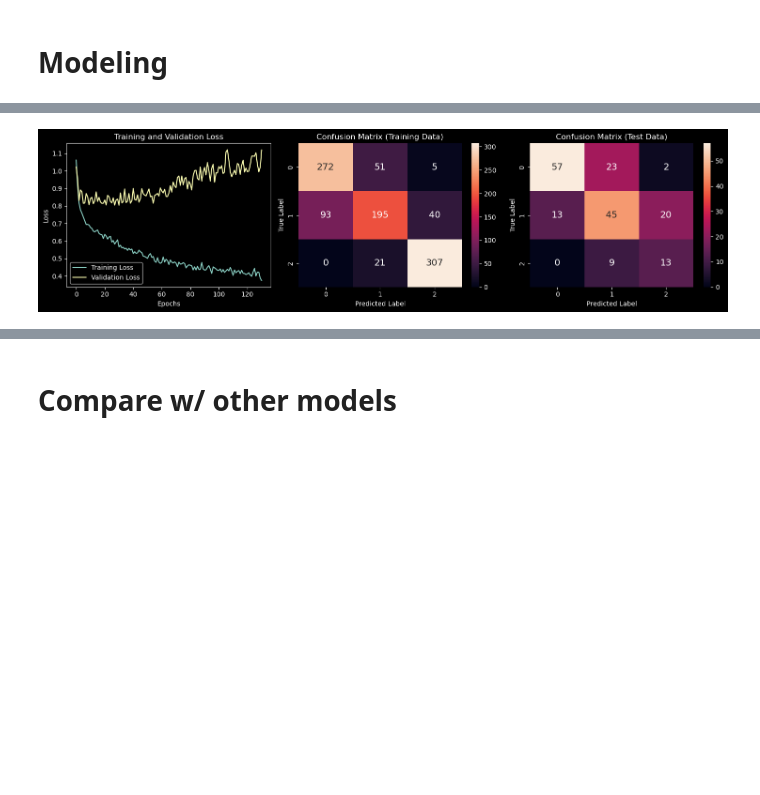
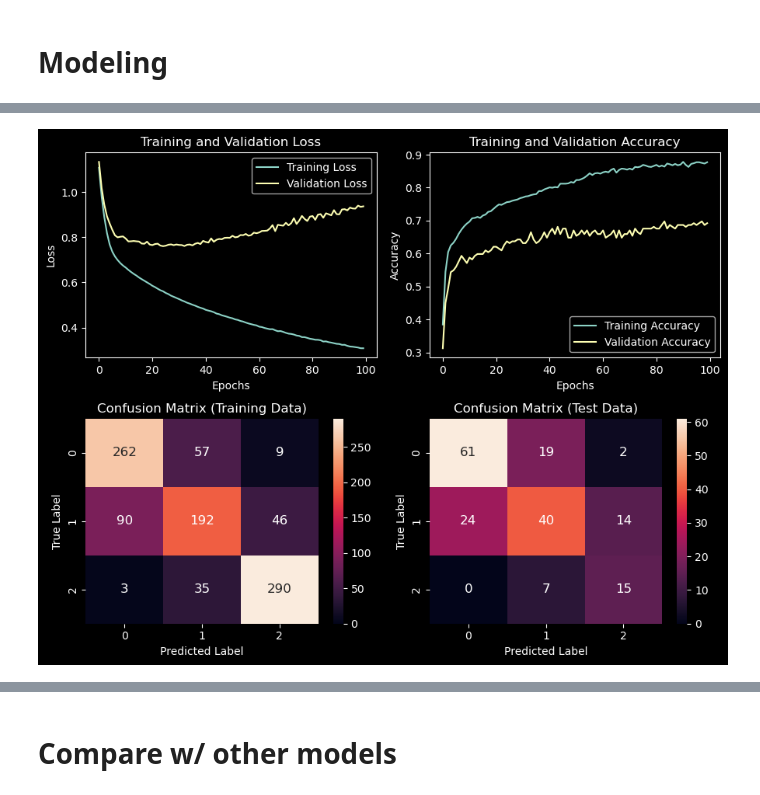
Before and after one commit to gtw2i/MSDS-565-Fall-2025, a Jupyter notebook: Unit 3 - Keras/Demos/U3_Keras_Clf_WineQuality.ipynb, the cells around one changed output, grey strips where cells are left out. Drawn from its saved outputs; the diff is of its cells as text; code cells hidden in the pictures; blank space fills up the shorter version.

```diff
--- a/Unit 3 - Keras/Demos/U3_Keras_Clf_WineQuality.ipynb
+++ b/Unit 3 - Keras/Demos/U3_Keras_Clf_WineQuality.ipynb
@@ -190,7 +201,7 @@ from collections import Counter
 
 smote = SMOTE(
     sampling_strategy='auto',
-    k_neighbors=20,
+    k_neighbors=10,
 )
 
 print("Original label distribution: ", Counter(y_train))
@@ -219,15 +230,15 @@ model = Sequential([
 
     Dense(20, activation='relu'),
     #BatchNormalization(),
-    Dropout(dropout_rate),
+    #Dropout(dropout_rate),
 
-    Dense(20, activation='relu'),
+    #Dense(20, activation='relu'),
     #BatchNormalization(),
-    Dropout(dropout_rate),
+    #Dropout(dropout_rate),
 
-    Dense(20, activation='relu'),
+    #Dense(20, activation='relu'),
     #BatchNormalization(),
-    Dropout(dropout_rate),
+    #Dropout(dropout_rate),
 
     Dense(20, activation='relu'),
 
@@ -235,7 +246,7 @@ model = Sequential([
 ])
 
 # Define the optimizer with a custom learning rate
-optimizer = Adam(learning_rate=0.01)
+optimizer = Adam(learning_rate=0.005)
 
 # Compile model
 model.compile(
@@ -281,9 +282,10 @@ Model: "sequential_1"
 # Train model
 history = model.fit(
     X_train, y_train,
-    epochs=1000,
+    epochs=100,
     batch_size=256,
+    shuffle=True,
     validation_data=(X_test, y_test),
     callbacks=[early_stopping],
-    verbose=0,
+    verbose=1,
 )
@@ -290,41 +310,49 @@ history = model.fit(
 # %%
 from sklearn.metrics import classification_report, confusion_matrix
 
-# Get predictions
+# Predictions
 y_train_pred = model.predict(X_train).argmax(axis=1)
 y_test_pred  = model.predict(X_test).argmax(axis=1)
 
-# Compute confusion matrices
+# Confusion matrices
 cm_train = confusion_matrix(y_train, y_train_pred)
-cm_test = confusion_matrix(y_test, y_test_pred)
+cm_test  = confusion_matrix(y_test, y_test_pred)
 
-# Create a figure with three subplots
-fig, axes = plt.subplots(1, 3, figsize=(15, 4))
+# 2x2 subplots
+fig, axes = plt.subplots(2, 2, figsize=(9, 7))
 
-# Left subplot: Training and Validation Loss
-axes[0].plot(history.history['loss'], label='Training Loss')
-axes[0].plot(history.history['val_loss'], label='Validation Loss')
-axes[0].set_title('Training and Validation Loss')
-axes[0].set_xlabel('Epochs')
-axes[0].set_ylabel('Loss')
-axes[0].legend()
+# Top-left: Training and Validation Loss
+axes[0, 0].plot(history.history['loss'], label='Training Loss')
+axes[0, 0].plot(history.history['val_loss'], label='Validation Loss')
+axes[0, 0].set_title('Training and Validation Loss')
+axes[0, 0].set_xlabel('Epochs')
+axes[0, 0].set_ylabel('Loss')
+axes[0, 0].legend()
 
-# Middle subplot: Confusion Matrix (Training Data)
-sns.heatmap(cm_train, annot=True, fmt='d', ax=axes[1], vmin=0, annot_kws={"size": 14})
-axes[1].set_title('Confusion Matrix (Training Data)')
-axes[1].set_xlabel('Predicted Label')
-axes[1].set_ylabel('True Label')
+# Top-right: Training and Validation Accuracy
+axes[0, 1].plot(history.history['accuracy'], label='Training Accuracy')
+axes[0, 1].plot(history.history['val_accuracy'], label='Validation Accuracy')
+axes[0, 1].set_title('Training and Validation Accuracy')
+axes[0, 1].set_xlabel('Epochs')
+axes[0, 1].set_ylabel('Accuracy')
+axes[0, 1].legend()
 
-# Right subplot: Confusion Matrix (Test Data)
-sns.heatmap(cm_test, annot=True, fmt='d', ax=axes[2], vmin=0, annot_kws={"size": 14})
-axes[2].set_title('Confusion Matrix (Test Data)')
-axes[2].set_xlabel('Predicted Label')
-axes[2].set_ylabel('True Label')
+# Bottom-left: Confusion Matrix (Training)
+sns.heatmap(cm_train, annot=True, fmt='d', ax=axes[1, 0], vmin=0, annot_kws={"size": 12})
+axes[1, 0].set_title('Confusion Matrix (Training Data)')
+axes[1, 0].set_xlabel('Predicted Label')
+axes[1, 0].set_ylabel('True Label')
+
+# Bottom-right: Confusion Matrix (Test)
+sns.heatmap(cm_test, annot=True, fmt='d', ax=axes[1, 1], vmin=0, annot_kws={"size": 12})
+axes[1, 1].set_title('Confusion Matrix (Test Data)')
+axes[1, 1].set_xlabel('Predicted Label')
+axes[1, 1].set_ylabel('True Label')
 
 plt.tight_layout()
 plt.show()
 
 # Print classification report for test data
-report = classification_report(y_test, y_test_pred)
-print(report)
+print("Classification Report (Test Data):")
+print(classification_report(y_test, y_test_pred))
 # %% [output]
@@ -332,2 +360,2 @@ print(report)
 6/6 ━━━━━━━━━━━━━━━━━━━━ 0s 3ms/step
-[figure, old version]
+[figure, new version]
```
Also changed, not shown: parts of 13 cells of this notebook, 3 other files.
